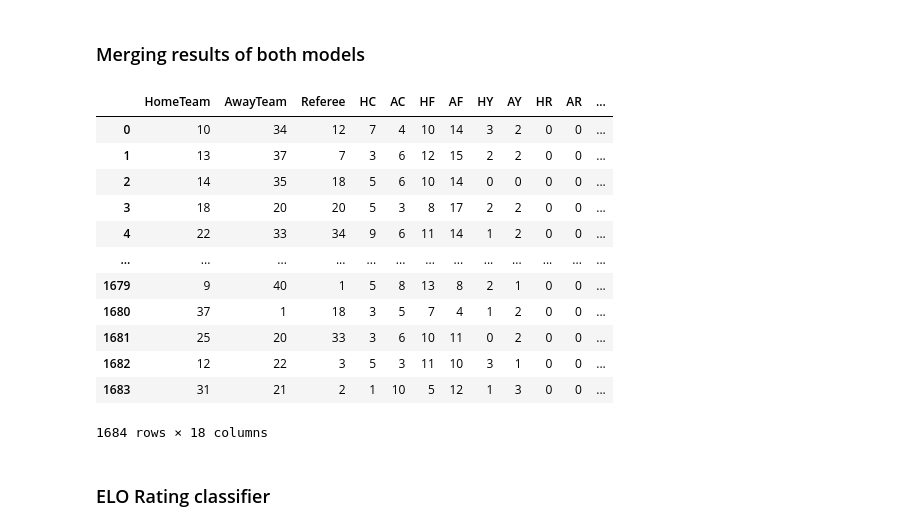
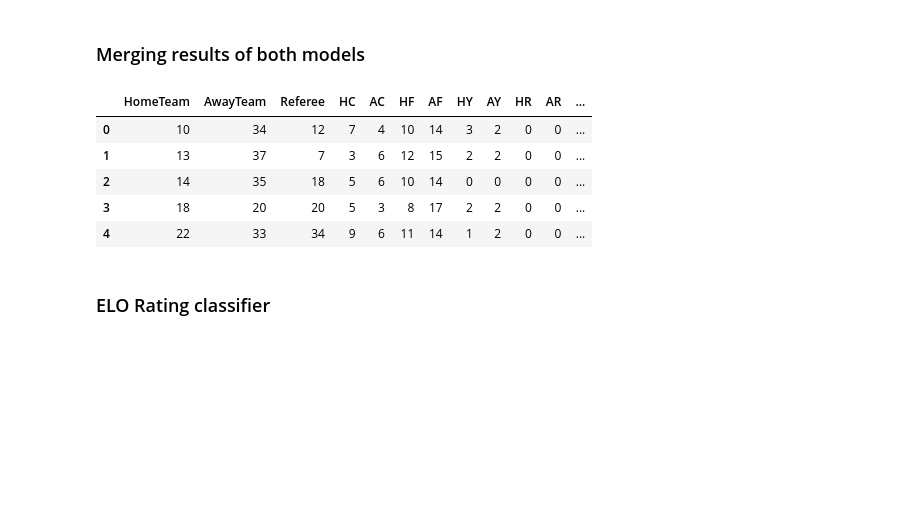
Before and after one commit to abircb/beat-the-bookie, a Jupyter notebook: main.ipynb, the cells around one changed output. Saved outputs shown, nothing was run; the diff lists cells and outputs as text; code cells hidden in the pictures; blank space fills up the shorter version.

Commit message:
completely integrate all models

```diff
--- a/main.ipynb
+++ b/main.ipynb
@@ -825,6 +891,6 @@ Y_away = general_training_data.FTAG
 # %%
-X_away_train, X_away_test, Y_away_train, Y_away_test = train_test_split(X_away, Y_away, test_size=0.2)
+# Split the data into training and testing sets
+X_away_train, X_away_test, Y_away_train, Y_away_test = train_test_split(X_away, Y_away, test_size = 0.20, random_state = 42)
 # %%
-model_away = RandomForestRegressor(n_estimators = 100)
 model_away.fit(X_away_train, Y_away_train)
 # %% [output]
@@ -864,7 +951,6 @@ home_r = pd.DataFrame(home_r)
 home_r.columns= ['Predicted FTHG']
 home_training_data.reset_index(drop=True, inplace=True)
 home_results = pd.concat([home_training_data, home_r], axis=1)
-home_results["Deviation in FTHG"] = abs(home_results["Predicted FTHG"] - home_results["FTHG"])
 # %% [markdown]
 ### FTAG Results
 # %%
@@ -878,33 +964,25 @@ away_r = pd.DataFrame(away_r)
 away_r.columns= ['Predicted FTAG']
 away_training_data.reset_index(drop=True, inplace=True)
 away_results = pd.concat([away_training_data, away_r], axis=1)
-away_results["Deviation in FTAG"] = abs(away_results["Predicted FTAG"] - away_results["FTAG"])
 # %% [markdown]
 ### Merging results of both models
 # %%
 complete_non_shot_predictions = general_training_data.copy()
 
 # Add predicted FTHG
 complete_non_shot_predictions['Predicted FTHG'] = home_results['Predicted FTHG']
 
 # Add predicted FTAG
 complete_non_shot_predictions['Predicted FTAG'] = away_results['Predicted FTAG']
 
-complete_non_shot_predictions
+complete_non_shot_predictions.head()
 # %% [output]
 |  | HomeTeam | AwayTeam | Referee | HC | AC | HF | AF | HY | AY | HR | AR | ... |
 | 0 | 10 | 34 | 12 | 7 | 4 | 10 | 14 | 3 | 2 | 0 | 0 | ... |
 | 1 | 13 | 37 | 7 | 3 | 6 | 12 | 15 | 2 | 2 | 0 | 0 | ... |
 | 2 | 14 | 35 | 18 | 5 | 6 | 10 | 14 | 0 | 0 | 0 | 0 | ... |
 | 3 | 18 | 20 | 20 | 5 | 3 | 8 | 17 | 2 | 2 | 0 | 0 | ... |
 | 4 | 22 | 33 | 34 | 9 | 6 | 11 | 14 | 1 | 2 | 0 | 0 | ... |
-| ... | ... | ... | ... | ... | ... | ... | ... | ... | ... | ... | ... | ... |
-| 1679 | 9 | 40 | 1 | 5 | 8 | 13 | 8 | 2 | 1 | 0 | 0 | ... |
-| 1680 | 37 | 1 | 18 | 3 | 5 | 7 | 4 | 1 | 2 | 0 | 0 | ... |
-| 1681 | 25 | 20 | 33 | 3 | 6 | 10 | 11 | 0 | 2 | 0 | 0 | ... |
-| 1682 | 12 | 22 | 3 | 5 | 3 | 11 | 10 | 3 | 1 | 0 | 0 | ... |
-| 1683 | 31 | 21 | 2 | 1 | 10 | 5 | 12 | 1 | 3 | 0 | 0 | ... |
-1684 rows × 18 columns
 # %%
 path = os.path.join(os.getcwd(), "output/non_shot_predictions.csv")
 complete_non_shot_predictions.to_csv(path, index=False)
```
Also changed, not shown: parts of 46 cells of this notebook, 5 other files.
